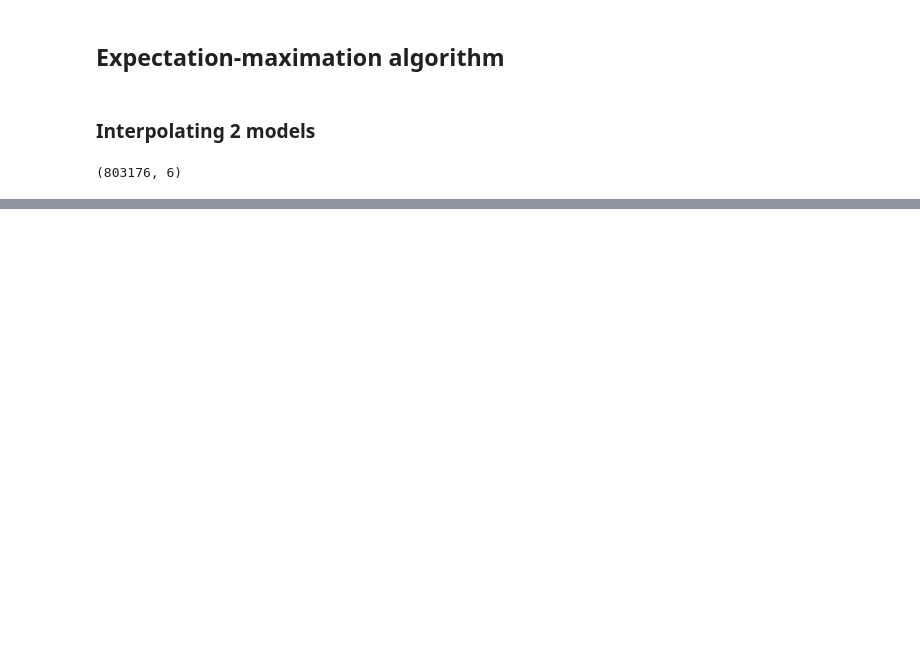
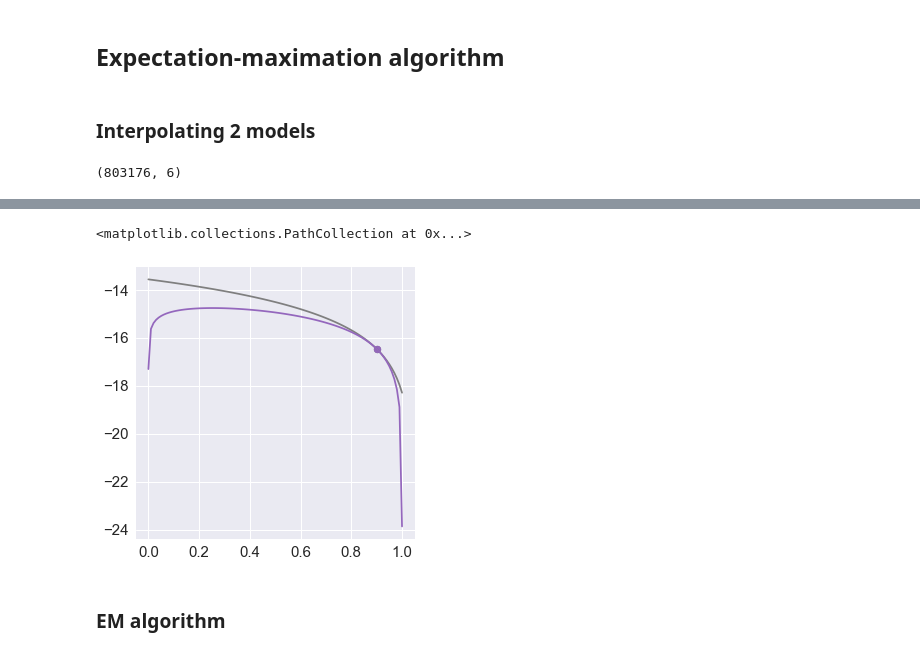
Before and after one commit to khanhnguyendata/ngram, a Jupyter notebook: analysis/part3.ipynb, the cells around one changed output, grey strips where cells are left out. Drawn from its saved outputs; the diff is of its cells as text; code cells hidden in the pictures; blank space fills up the shorter version.

```diff
--- a/analysis/part3.ipynb
+++ b/analysis/part3.ipynb
@@ -87,3 +88,39 @@ ax.scatter(unigram_weights[np.argmax(dev_avg_lls)], np.max(dev_avg_lls), color='
+# %%
+def calculate_lower_bound_avg_ll(word_probs, true_weights, posterior_weights):
+    lower_bound_avg_ll = np.sum(posterior_weights * np.log2(word_probs * true_weights / posterior_weights))
+    return lower_bound_avg_ll
+# %%
+first_word_probs = dev_prob_matrix[[0], :2]
+unigram_step_weight = 0.9
+weighted_probs = first_word_probs * [1 - unigram_step_weight, unigram_step_weight]
+posterior_weights = weighted_probs / np.sum(weighted_probs)
+
+first_word_avg_lls = []
+first_word_lower_bound_avg_lls = []
+
+unigram_weights = np.linspace(0.0001, 1-0.0001, 100)
+for unigram_weight in unigram_weights:
+    first_word_avg_ll = calculate_avg_ll(first_word_probs, weights=[1-unigram_weight, unigram_weight])
+    first_word_avg_lls.append(first_word_avg_ll)
+
+    first_word_lower_bound_avg_ll = calculate_lower_bound_avg_ll(first_word_probs,
+                                                                 true_weights=[1-unigram_weight, unigram_weight],
+                                                                 posterior_weights=posterior_weights)
+    first_word_lower_bound_avg_lls.append(first_word_lower_bound_avg_ll)
+fig, ax = plt.subplots(figsize=(5, 5))
+ax.plot(unigram_weights, first_word_avg_lls, color='tab:gray', clip_on=False)
+ax.plot(unigram_weights, first_word_lower_bound_avg_lls, color='tab:purple', clip_on=False)
+ax.scatter(unigram_step_weight, calculate_avg_ll(first_word_probs, weights=[1-unigram_step_weight, unigram_step_weight]), color='tab:gray', clip_on=False)
+ax.scatter(unigram_step_weight,
+           calculate_lower_bound_avg_ll(first_word_probs,
+                                       true_weights=[1-unigram_step_weight, unigram_step_weight],
+                                       posterior_weights=posterior_weights),
+           color='tab:purple', clip_on=False)
+# %% [output]
+<matplotlib.collections.PathCollection at 0x...>
+[figure, added]
+# %% [markdown]
+### EM algorithm
 # %%
 def get_em_weights(prob_matrix, n_iter=50):
     n_models = prob_matrix.shape[1]
```
Also changed, not shown: parts of 9 cells of this notebook, 7 other files.
